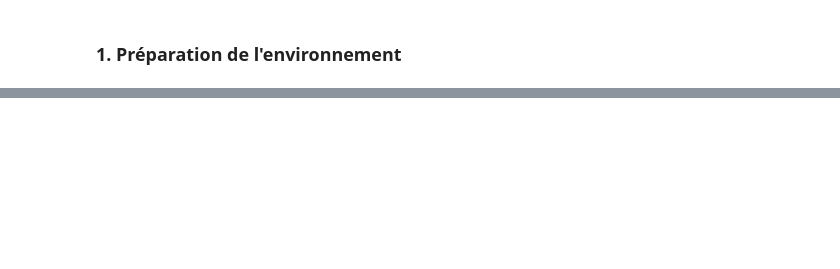
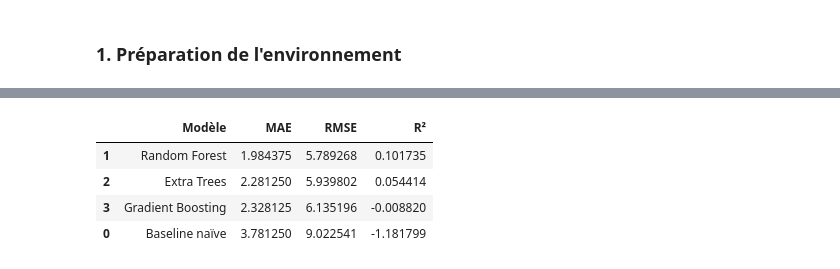
Before and after one commit to MonicaRad/aptispace-datascience-projet, a Jupyter notebook: notebooks/03_modelisation_pred.ipynb, the cells around one changed output, grey strips where cells are left out. Drawn from its saved outputs; the diff is of its cells as text; code cells hidden in the pictures; blank space fills up the shorter version.

```diff
--- a/notebooks/03_modelisation_pred.ipynb
+++ b/notebooks/03_modelisation_pred.ipynb
@@ -92,0 +196,80 @@ for feat, imp in zip(features, importances):
+# %%
+from sklearn.ensemble import RandomForestRegressor, ExtraTreesRegressor, HistGradientBoostingRegressor
+from sklearn.metrics import mean_absolute_error, mean_squared_error, r2_score
+import numpy as np
+import pandas as pd
+
+def evaluate_model(name, y_true, y_pred):
+    mae = mean_absolute_error(y_true, y_pred)
+    rmse = np.sqrt(mean_squared_error(y_true, y_pred))
+    r2 = r2_score(y_true, y_pred)
+
+    return {
+        "Modèle": name,
+        "MAE": mae,
+        "RMSE": rmse,
+        "R²": r2
+    }
+
+# Baseline naïve : nouveaux cas de la veille
+y_baseline = test["daily_new_cases_lag1"].values
+
+metrics = []
+predictions = {}
+
+metrics.append(evaluate_model("Baseline naïve", y_test, y_baseline))
+predictions["Baseline naïve"] = y_baseline
+
+models = {
+    "Random Forest": RandomForestRegressor(
+        n_estimators=500,
+        random_state=42,
+        max_depth=6,
+        min_samples_leaf=3,
+        n_jobs=-1
+    ),
+
+    "Extra Trees": ExtraTreesRegressor(
+        n_estimators=500,
+        random_state=42,
+        max_depth=6,
+        min_samples_leaf=3,
+        n_jobs=-1
+    ),
+
+    "Gradient Boosting": HistGradientBoostingRegressor(
+        max_iter=300,
+        learning_rate=0.03,
+        max_leaf_nodes=15,
+        min_samples_leaf=5,
+        l2_regularization=0.1,
+        random_state=42
+    )
+}
+
+for name, model in models.items():
+    # Transformation log pour stabiliser la cible
+    y_train_log = np.log1p(y_train)
+
+    model.fit(X_train, y_train_log)
+
+    y_pred_log = model.predict(X_test)
+    y_pred = np.expm1(y_pred_log)
+
+    # Sécurité : pas de valeurs négatives
+    y_pred = np.clip(y_pred, 0, None)
+
+    # Arrondi car on prédit un nombre de cas
+    y_pred = np.round(y_pred).astype(int)
+
+    predictions[name] = y_pred
+    metrics.append(evaluate_model(name, y_test, y_pred))
+
+results_metrics = pd.DataFrame(metrics).sort_values(by="MAE")
+results_metrics
+# %% [output]
+|  | Modèle | MAE | RMSE | R² |
+| 1 | Random Forest | 1.984375 | 5.789268 | 0.101735 |
+| 2 | Extra Trees | 2.281250 | 5.939802 | 0.054414 |
+| 3 | Gradient Boosting | 2.328125 | 6.135196 | -0.008820 |
+| 0 | Baseline naïve | 3.781250 | 9.022541 | -1.181799 |
```
Also changed, not shown: parts of 24 cells of this notebook, 6 other files.
